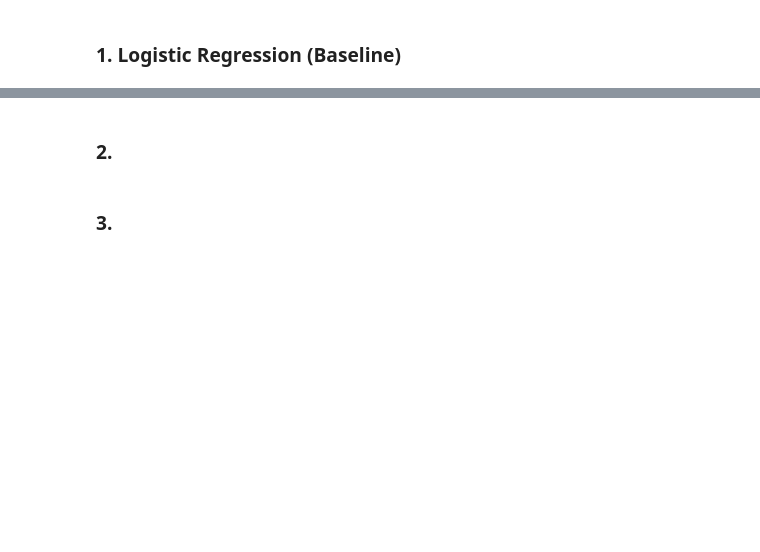
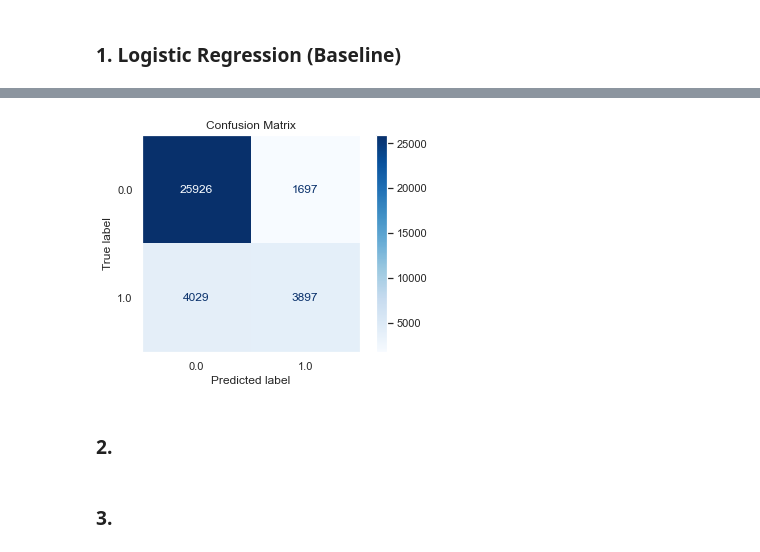
Before and after one commit to tjkyner/australian-rain-prediction, a Jupyter notebook: notebook.ipynb, the cells around one changed output, grey strips where cells are left out. Cells and saved outputs as stored; diff of their text form; code cells hidden in the pictures; blank space fills up the shorter version.

```diff
--- a/notebook.ipynb
+++ b/notebook.ipynb
@@ -602,3 +602,12 @@ Index(['MinTemp', 'MaxTemp', 'Rainfall', 'Evaporation', 'Sunshine',
 # %% [markdown]
 ## Modeling
 ---
+# %%
+df_final = df_dummies.copy()
+X = df_final.drop(columns='RainTomorrow')
+y = df_final.RainTomorrow
+
+X_train, X_test, y_train, y_test = train_test_split(X, y, random_state=42)
+
+print('Train size:', X_train.shape[0])
+print('Test size: ', X_test.shape[0])
@@ -605,2 +617,7 @@ Index(['MinTemp', 'MaxTemp', 'Rainfall', 'Evaporation', 'Sunshine',
 # %% [markdown]
 ### 1. Logistic Regression (Baseline)
+# %%
+logreg = LogisticRegression(C=1e16, random_state=42)
+logreg.fit(X_train, y_train)
+y_pred = logreg.predict(X_test)
+y_pred
@@ -607,3 +637,9 @@ Index(['MinTemp', 'MaxTemp', 'Rainfall', 'Evaporation', 'Sunshine',
+# %%
+plot_confusion_matrix(logreg, X_test, y_test, cmap='Blues')
+plt.title('Confusion Matrix')
+plt.grid();
+# %% [output]
+[figure, added]
 # %% [markdown]
 ### 2.
 # %% [markdown]
```
Also changed, not shown: parts of 6 cells of this notebook.
